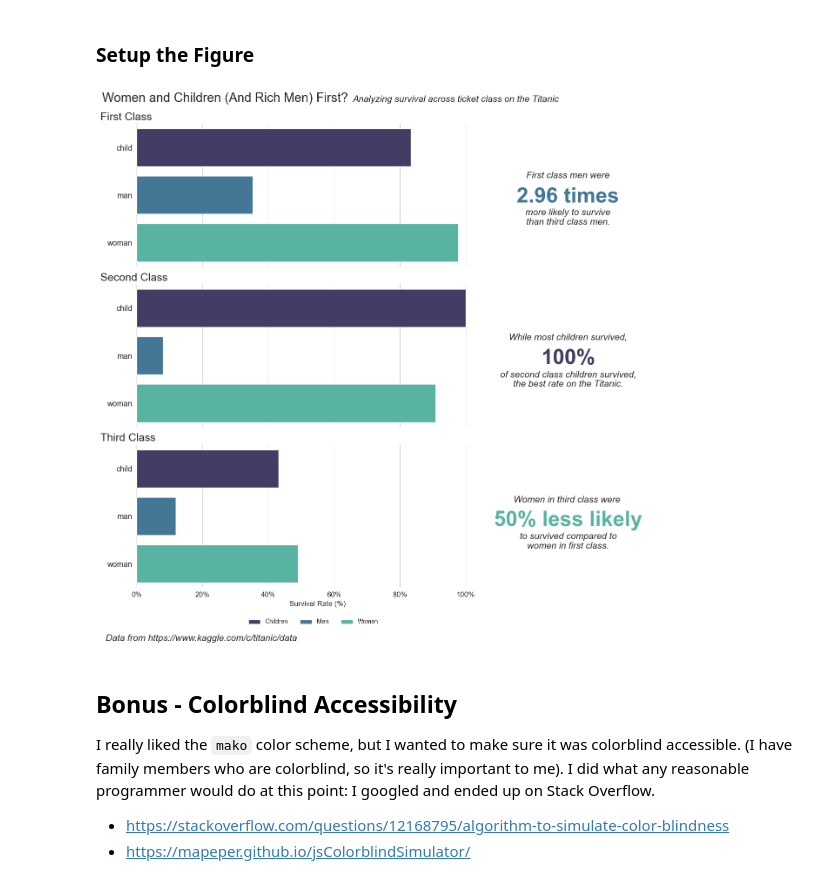
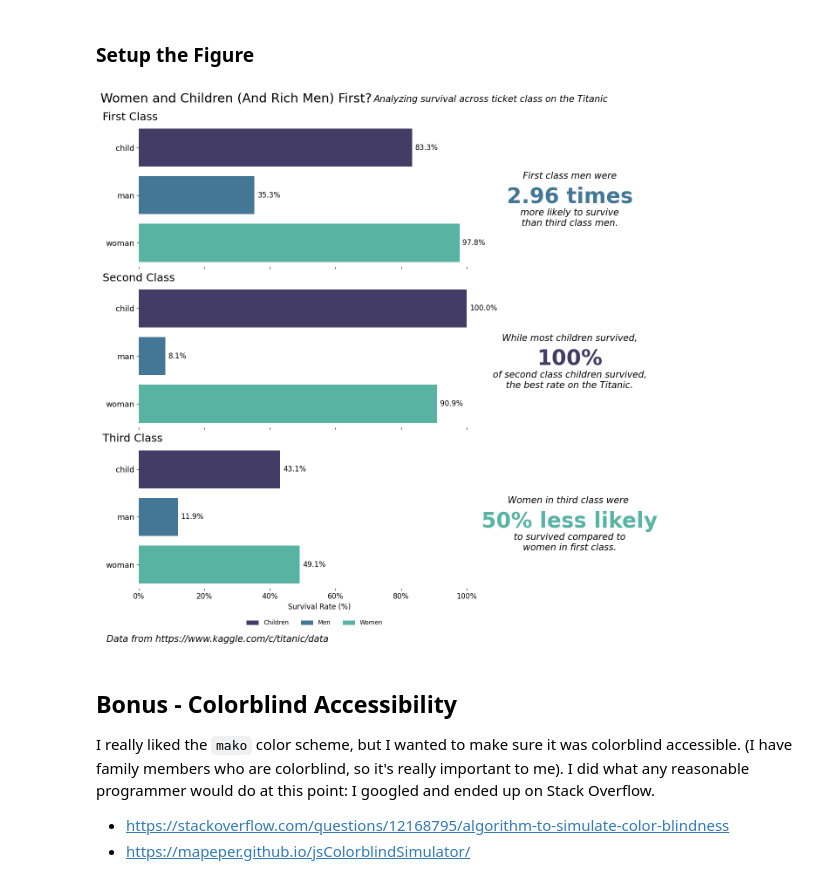
Before and after one commit to IMOsbo/DATA6550-Visualization, a Jupyter notebook: Code/Osborne/IsaiahOsborneVisualization.ipynb, the cells around one changed output. Saved outputs shown, nothing was run; the diff lists cells and outputs as text; code cells hidden in the pictures.

Commit message:
Added labels and cleaned up code

```diff
--- a/Code/Osborne/IsaiahOsborneVisualization.ipynb
+++ b/Code/Osborne/IsaiahOsborneVisualization.ipynb
@@ -130,7 +130,9 @@ for i in range(3):
     # set the size of our axis labels
     # https://stackoverflow.com/a/55923757
     graph.tick_params(axis="y", labelsize=13)
-
+    for label in graph.containers:
+        # https://matplotlib.org/stable/users/prev_whats_new/whats_new_3.7.0.html#additional-format-string-options-in-bar-label
+        graph.bar_label(label, fmt="{:.1%}", padding=5, size=12)
     # get rid of our ticks and labels for most of the charts...
     if i != 2:
         graph.set_xticklabels([])
@@ -150,11 +152,11 @@ for i in range(3):
 # move the subplots down to add a title
 figure.subplots_adjust(top=0.92)
 # add a subtitle
-figure.suptitle("Women and Children (And Rich Men) First?", size=21, x=0.275)
+figure.suptitle("Women and Children (And Rich Men) First?", size=21, x=0.30)
 
 # fancy subtitle!
 figure.text(
-    0.6,
+    0.65,
     0.962,
     "Analyzing survival across ticket class on the Titanic",
     size=15,
@@ -196,34 +198,34 @@ sideAnnotation(
 )
 
 # callout out women values
 sideAnnotation(
     figure=figure,
     firstLine="Women in third class were ",
     callout=f"{survivalDecreasePoorWomen:.0%} less likely",
     finalLine="to survived compared to\nwomen in first class.",
     calloutColor="#59b3a3",
     y=0.16,
     x=1.15,
 )
 
 # I know it's icky, but it stretches out the figure for us...
 figure.text(
     1.35,
     0.5,
     " ",
 )
 
 figure.text(
     -0.03,
     -0.07,
     "Data from https://www.kaggle.com/c/titanic/data",
     style="italic",
     size=15,
 )
 
 plt.show()
 # %% [output]
-[figure, old version]
+[figure, new version]
 # %% [markdown]
 ## Bonus - Colorblind Accessibility
 
```
